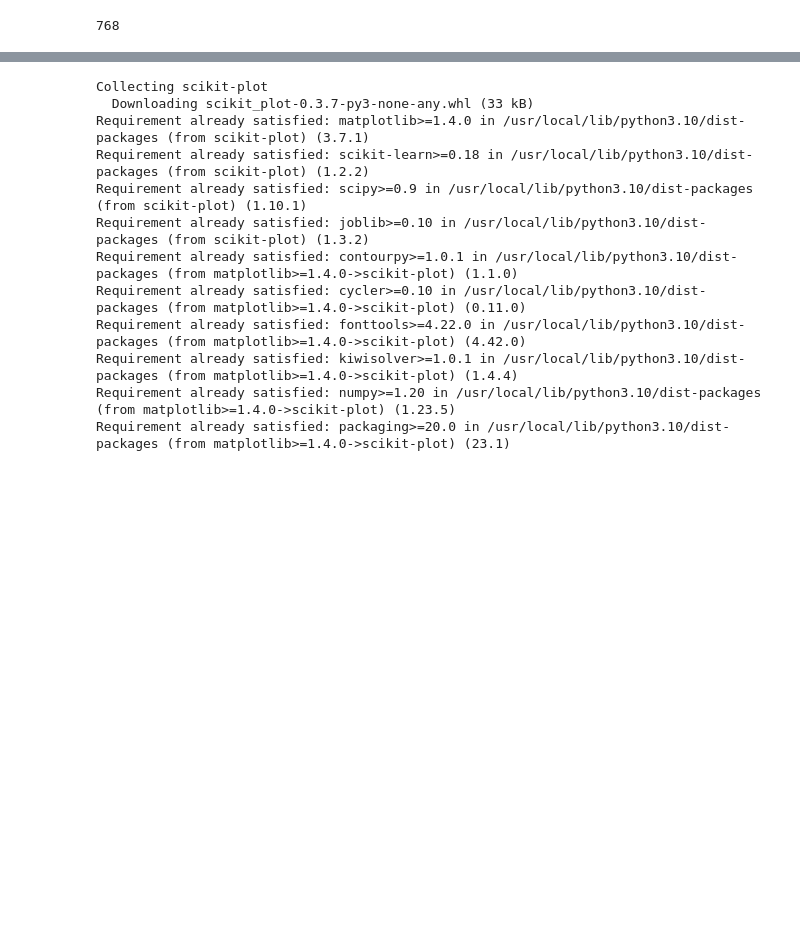
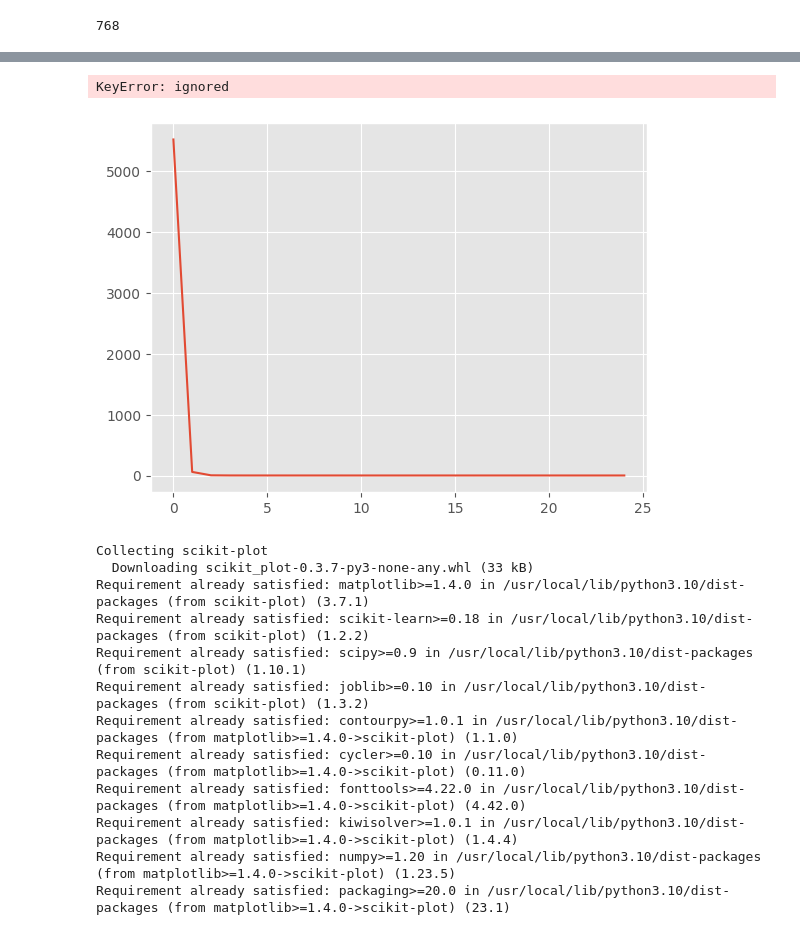
Before and after one commit to HazenDeveloper/Attn-CNN-Model, a Jupyter notebook: CNN_FE_SVM_RF-LungsCancer-Stratified-02.ipynb, the cells around one changed output, grey strips where cells are left out. Drawn from its saved outputs; the diff is of its cells as text; code cells hidden in the pictures; blank space fills up the shorter version.

```diff
--- a/CNN_FE_SVM_RF-LungsCancer-Stratified-02.ipynb
+++ b/CNN_FE_SVM_RF-LungsCancer-Stratified-02.ipynb
@@ -106,7 +107,7 @@ print(labels.shape)
 # %%
 test_ratio = 0.2
 # train is now 75% of the entire data set
-x_train, x_test, y_train, y_test = train_test_split(data, labels, test_size=test_ratio)
+x_train, x_test, y_train, y_test = train_test_split(data, labels, test_size=test_ratio, stratify=labels)
 
 print("Train images:",x_train.shape)
 print("Test images:",x_test.shape)
@@ -237,8 +242,8 @@ def MiniVGGNetv01(model):
 
 
   model.add(Conv2D(16, (3, 3), padding='same', activation='relu', input_shape=input_shape))
-  model.add(MaxPooling2D(pool_size=(2, 2)))
-  model.add(Dropout(0.25))
+  # model.add(MaxPooling2D(pool_size=(2, 2)))
+  # model.add(Dropout(0.25))
 
   # model.add(Conv2D(32, (3, 3), padding='same', activation='relu'))
   model.add(Conv2D(32, (3, 3), padding='same', activation='relu'))
@@ -275,11 +280,11 @@ from keras.callbacks import EarlyStopping
 model_checkpoint = ModelCheckpoint(
     filepath=checkpoint_path,
     patience = 2,
-    monitor='val_accuracy',       # Metric to monitor (could also be 'val_accuracy', etc.)
+    monitor='accuracy',       # Metric to monitor (could also be 'val_accuracy', etc.)
     save_best_only=True,      # Saves only the best model based on the monitored metric
     # save_weights_only=False,  # Set to True to save only the model's weights, not the whole model
     verbose=1                 # Verbosity level: 0 - silent, 1 - progress bar, 2 - one line per epoch.
 )
 # checkpoint_callback = ModelCheckpoint('best_model.h5', monitor='val_accuracy', save_best_only=True, mode='max')
-early_stopping_callback = EarlyStopping(monitor='val_accuracy', patience=6, mode='auto')
+early_stopping_callback = EarlyStopping(monitor='accuracy', patience=6, mode='max', restore_best_weights=True)
 my_callbacks = [model_checkpoint, early_stopping_callback]
@@ -345,3 +339,8 @@ ValueError: ignored
+# %%
+plot_results(h)
+# %% [output]
+KeyError: ignored
+[figure, added]
 # %%
 !pip install scikit-plot
 # %% [output]
```
Also changed, not shown: parts of 8 cells of this notebook.
